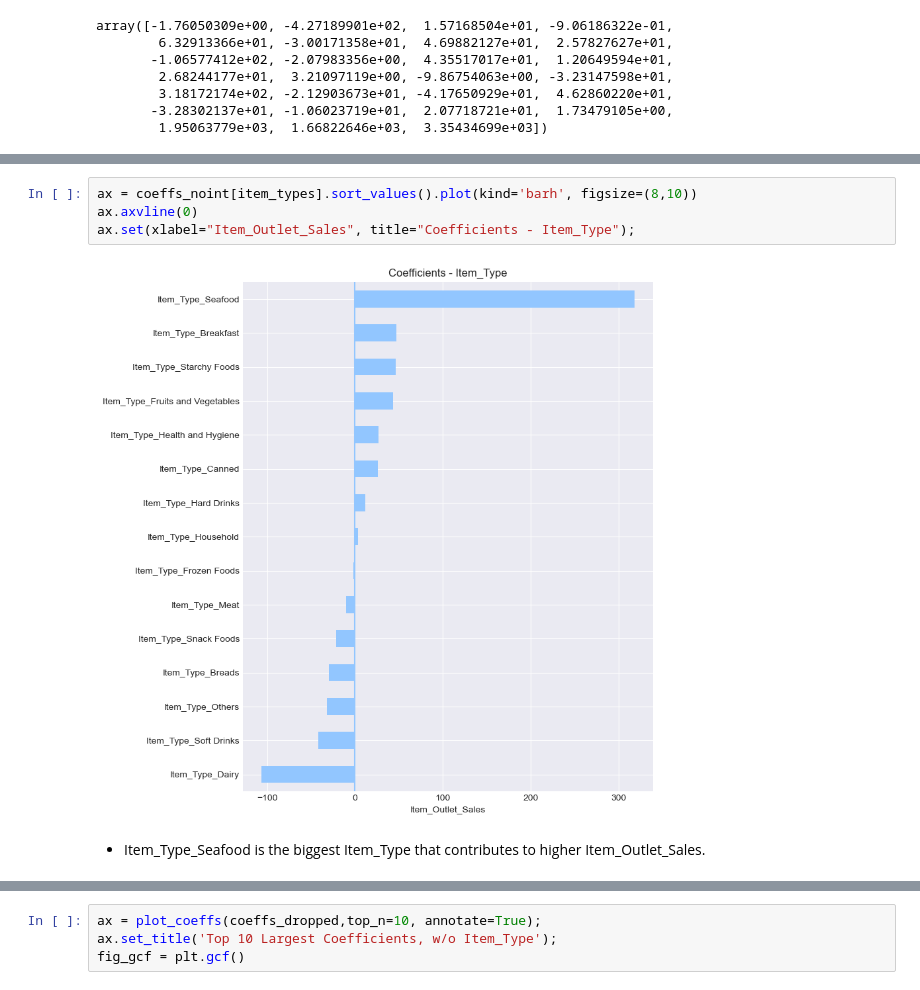
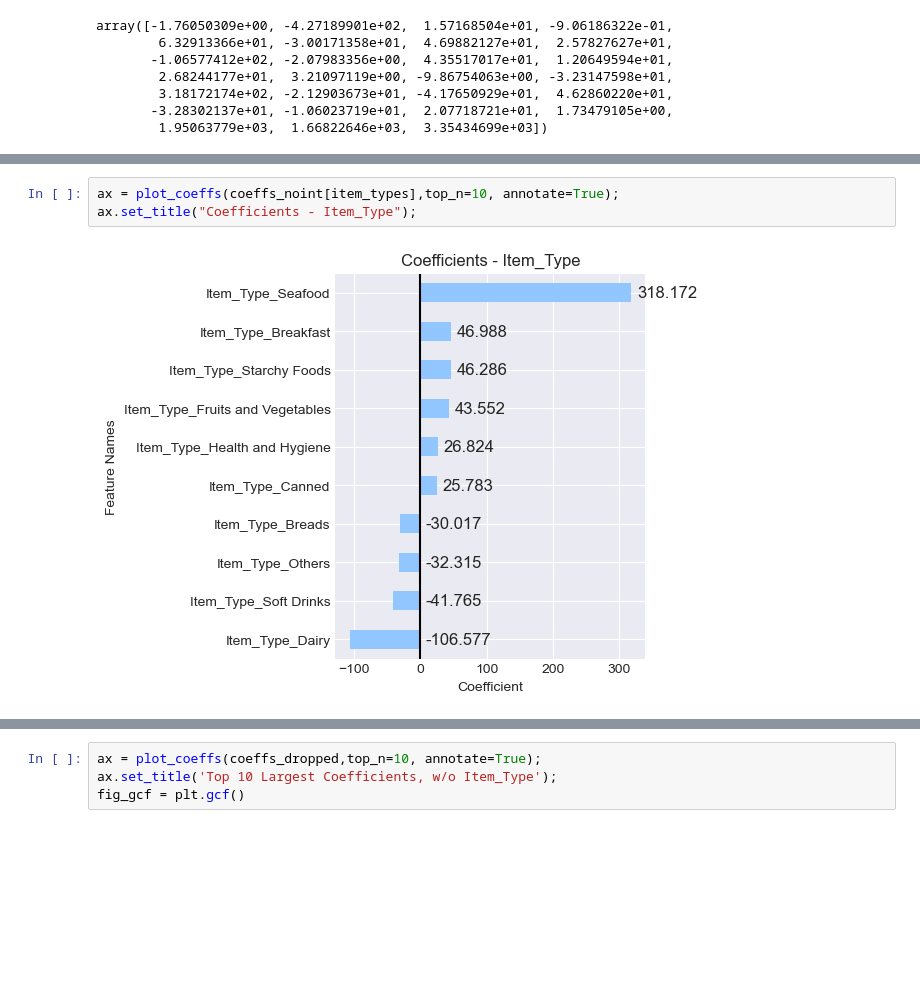
Before and after one commit to CaillahR/Importances-and-Coefficients, a Jupyter notebook: Part 1.ipynb, the cells around one changed output, grey strips where cells are left out. Saved outputs shown, nothing was run; the diff lists cells and outputs as text; blank space fills up the shorter version.

```diff
--- a/Part 1.ipynb
+++ b/Part 1.ipynb
@@ -1056,8 +1061,5 @@ dtype: float64
 # %%
-ax = coeffs_noint[item_types].sort_values().plot(kind='barh', figsize=(8,10))
-ax.axvline(0)
-ax.set(xlabel="Item_Outlet_Sales", title="Coefficients - Item_Type");
+ax = plot_coeffs(coeffs_noint[item_types],top_n=10, annotate=True);
+ax.set_title("Coefficients - Item_Type");
 # %% [output]
-[figure, old version]
+[figure, new version]
-# %% [markdown]
-- Item_Type_Seafood is the biggest Item_Type that contributes to higher Item_Outlet_Sales.
```
Also changed, not shown: parts of 73 cells of this notebook, 1 other file.
